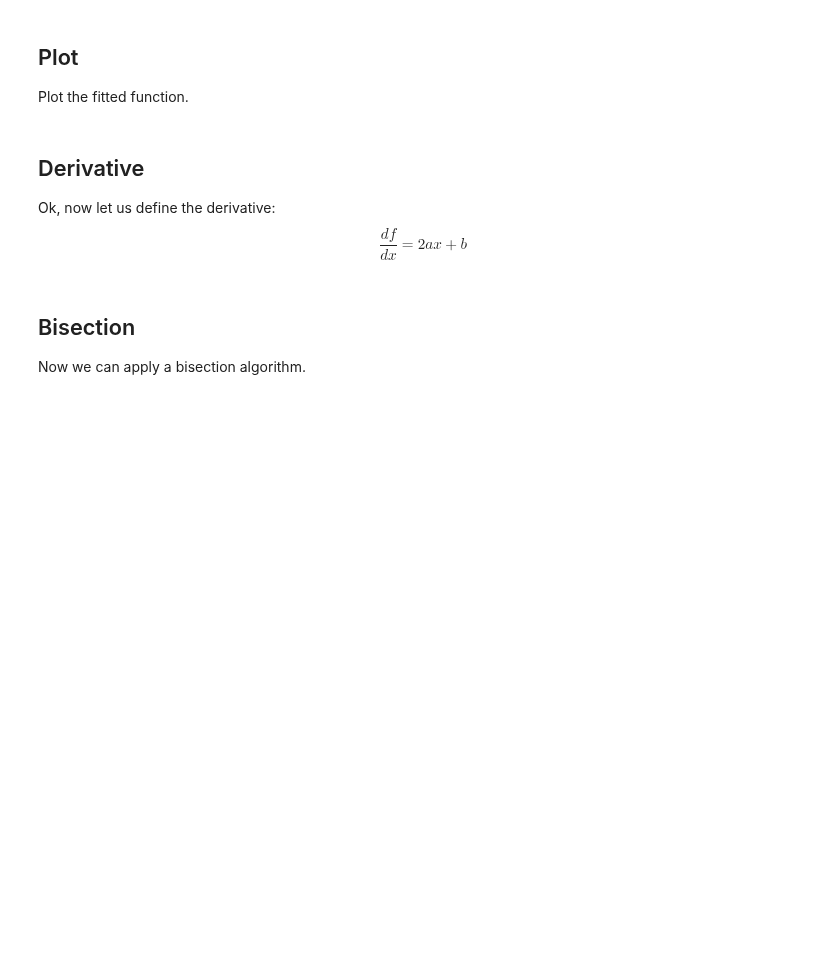
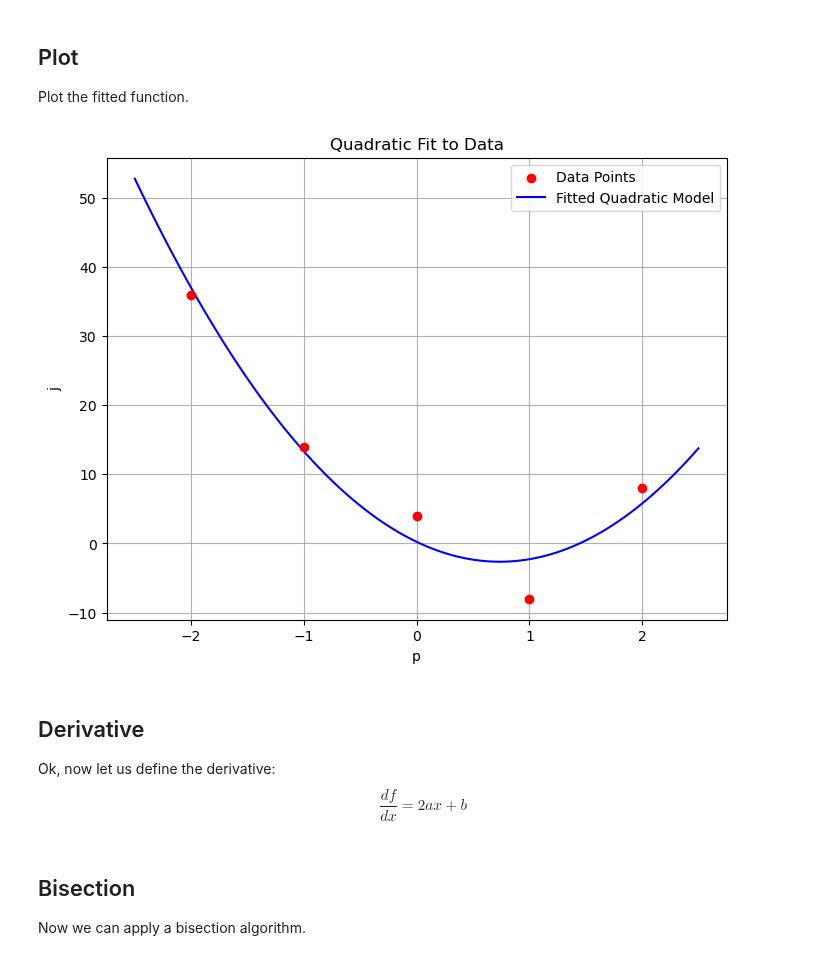
Before and after one commit to tsteffenlboro/digital, a Jupyter notebook: content/opt1.ipynb, the cells around one changed output. Cells and saved outputs as stored; diff of their text form; code cells hidden in the pictures; blank space fills up the shorter version.

```diff
--- a/content/opt1.ipynb
+++ b/content/opt1.ipynb
@@ -132,6 +132,23 @@ def f(p):
 ## Plot
 
 Plot the fitted function.
+# %%
+# Generate points for plotting the fitted curve smoothly
+p_dense = np.linspace(-2.5, 2.5, 100)
+j_dense = f(p_dense)
+
+# Create the plot
+plt.figure(figsize=(8, 6))
+plt.scatter(p, j, color='red', label='Data Points', zorder=5)
+plt.plot(p_dense, j_dense, color='blue', label='Fitted Quadratic Model')
+plt.xlabel('p')
+plt.ylabel('j')
+plt.title('Quadratic Fit to Data')
+plt.legend()
+plt.grid(True)
+plt.show()
+# %% [output]
+[figure, added]
 # %% [markdown]
 ## Derivative
 
```
Also changed, not shown: parts of 5 cells of this notebook.
